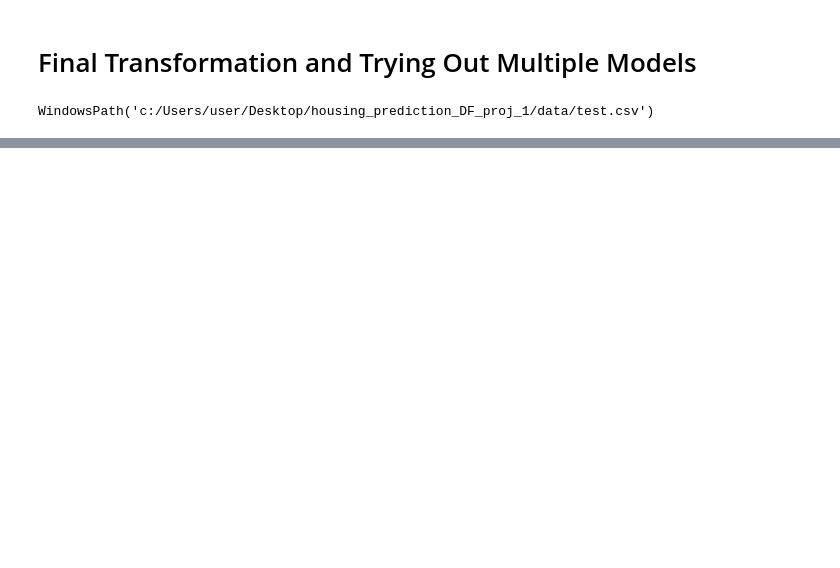
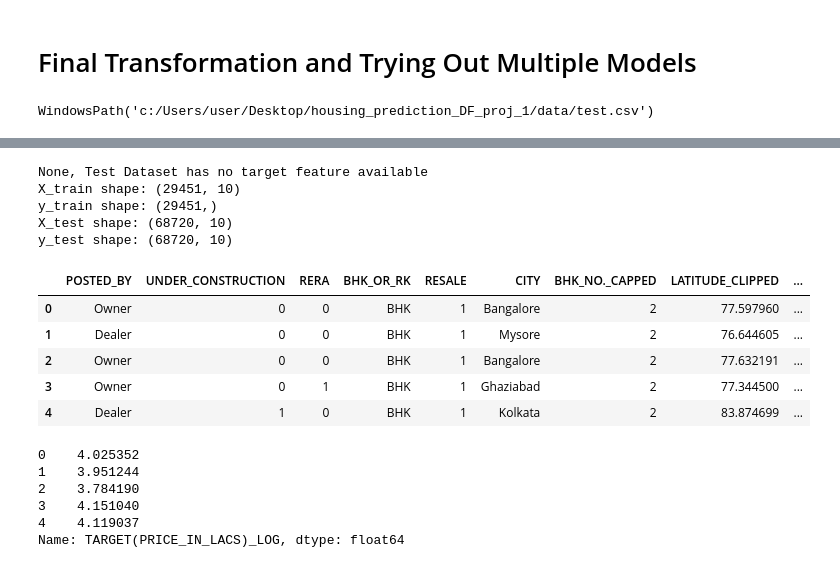
Before and after one commit to Bjoshua25/Housing-Prediction-in-India-DevelopersFoundry-proj-1, a Jupyter notebook: notebooks/models.ipynb, the cells around one changed output, grey strips where cells are left out. Saved outputs shown, nothing was run; the diff lists cells and outputs as text; code cells hidden in the pictures; blank space fills up the shorter version.

```diff
--- a/notebooks/models.ipynb
+++ b/notebooks/models.ipynb
@@ -64,0 +85,14 @@ KeyError: 'TARGET(PRICE_IN_LACS)'
+# %%
+# ----- TARGET VECTOR SPLITTING -----
+# train target separation
+y_train = X_train.pop("TARGET(PRICE_IN_LACS)_LOG")
+
+# test target separation if exists
+if "TARGET(PRICE_IN_LACS)_LOG" in X_test.columns:
+    y_test = X_test.pop("TARGET(PRICE_IN_LACS)_LOG")
+else:
+    y_test = None
+    print("None, Test Dataset has no target feature available")
+
+
+y_train
@@ -64,0 +161,37 @@ KeyError: 'TARGET(PRICE_IN_LACS)'
+# %%
+# ------ LOAD AND TRANSFORM ------
+# Training dataset
+X_train, y_train = load_and_transform(train_dir)
+
+# Testing dataset
+X_test, y_test = load_and_transform(test_dir)
+
+# Checking shapes
+print(f"X_train shape: {X_train.shape}")
+print(f"y_train shape: {y_train.shape}")
+print(f"X_test shape: {X_test.shape}")
+print(f"y_test shape: {X_test.shape}") #But Has been assigned as None
+# %% [output]
+None, Test Dataset has no target feature available
+X_train shape: (29451, 10)
+y_train shape: (29451,)
+X_test shape: (68720, 10)
+y_test shape: (68720, 10)
+# %%
+X_train.head()
+# %% [output]
+|  | POSTED_BY | UNDER_CONSTRUCTION | RERA | BHK_OR_RK | RESALE | CITY | BHK_NO._CAPPED | LATITUDE_CLIPPED | ... |
+| 0 | Owner | 0 | 0 | BHK | 1 | Bangalore | 2 | 77.597960 | ... |
+| 1 | Dealer | 0 | 0 | BHK | 1 | Mysore | 2 | 76.644605 | ... |
+| 2 | Owner | 0 | 0 | BHK | 1 | Bangalore | 2 | 77.632191 | ... |
+| 3 | Owner | 0 | 1 | BHK | 1 | Ghaziabad | 2 | 77.344500 | ... |
+| 4 | Dealer | 1 | 0 | BHK | 1 | Kolkata | 2 | 83.874699 | ... |
+# %%
+y_train.head()
+# %% [output]
+0    4.025352
+1    3.951244
+2    3.784190
+3    4.151040
+4    4.119037
+Name: TARGET(PRICE_IN_LACS)_LOG, dtype: float64
```
Also changed, not shown: parts of 19 cells of this notebook, 2 other files.
